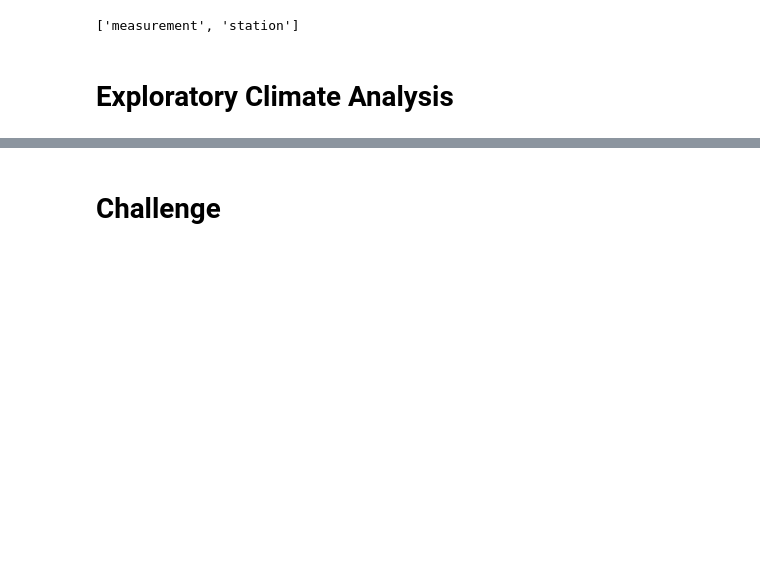
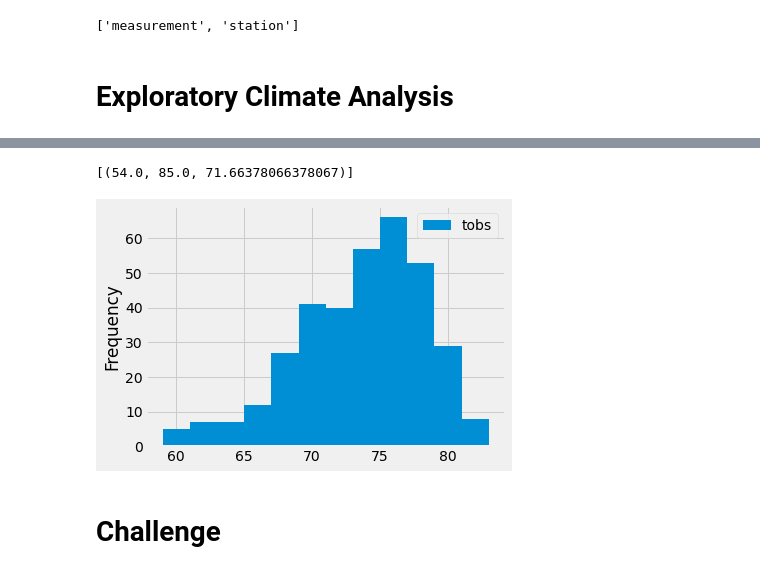
Before and after one commit to Molo24/surfs_up, a Jupyter notebook: climate_analysis.ipynb, the cells around one changed output, grey strips where cells are left out. Drawn from its saved outputs; the diff is of its cells as text; code cells hidden in the pictures; blank space fills up the shorter version.

```diff
--- a/climate_analysis.ipynb
+++ b/climate_analysis.ipynb
@@ -67,3 +134,45 @@ session = Session(engine)
+# %%
+# Using the station id from the previous query, calculate the lowest temperature recorded,
+# highest temperature recorded, and average temperature most active station?
+# session.query() # as will all queries, begin with this
+## Calculate the minimum, maximum, and average temperatures with the following functions: func.min, func.max, and func.avg
+## The most active station is USC00519281, filter by this ID
+## Add the .all() function to return our results as a list.
+session.query(func.min(Measurement.tobs), func.max(Measurement.tobs), func.avg(Measurement.tobs)).\
+filter(Measurement.station == 'USC00519281').all() #tobs is total observation count
+
+# The results show that the low (minimum) temperature is 54 degrees, the high (maximum) temperature is 85 degrees, and the average temperature is approximately 71.7 degrees.
+# %% [output]
+[(54.0, 85.0, 71.66378066378067)]
+# %%
+# Choose the station with the highest number of temperature observations.
+# Query the last 12 months of temperature observation data for this station and plot the results as a histogram
+
+## To create a query, first select the column we are interested in.
+## We want to pull Measurement.tobs in order to get our total observations count.
+session.query(Measurement.tobs)
+
+## Now filter out all the stations except the most active station with filter(Measurement.station == 'USC00519281')
+results = session.query(Measurement.tobs).\
+filter(Measurement.station == 'USC00519281').\
+filter(Measurement.date >= prev_year).all()
+
+#print(results)
+
+## Convert the Temperature Observation Results to a DataFrame
+## When creating a DataFrame, our first parameter is our list, and the second parameter is the column(s) we want to put our data in.
+## In this case, we want to put our temperature observations result list into a DataFrame.
+df = pd.DataFrame(results, columns=['tobs'])
+#df.head(17)
+
+## Plot the Temperature Observations using a histogram
+## Divide the temperature observations into 12 different bins
+df.plot.hist(bins=12)
+
+# Using plt.tight_layout(), we can compress the x-axis labels so that they fit into the box holding our plot.
+plt.tight_layout()
+# %% [output]
+[figure, added]
 # %%
 # Write a function called `calc_temps` that will accept start date and end date in the format '%Y-%m-%d'
 # and return the minimum, average, and maximum temperatures for that range of dates
```
Also changed, not shown: parts of 9 cells of this notebook.
